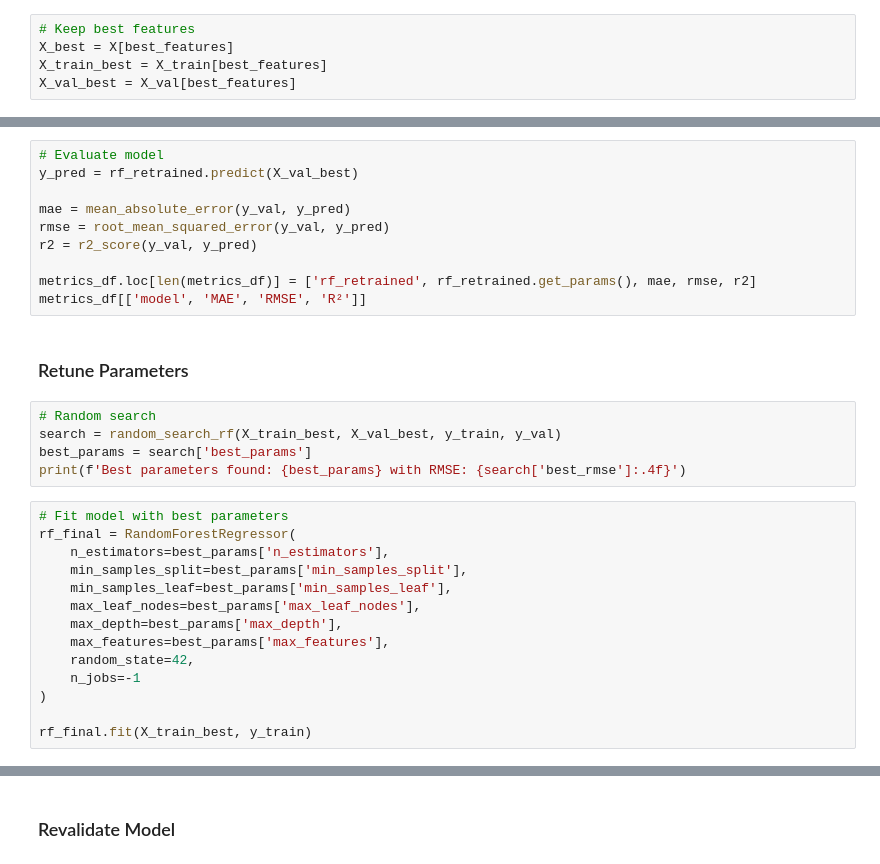
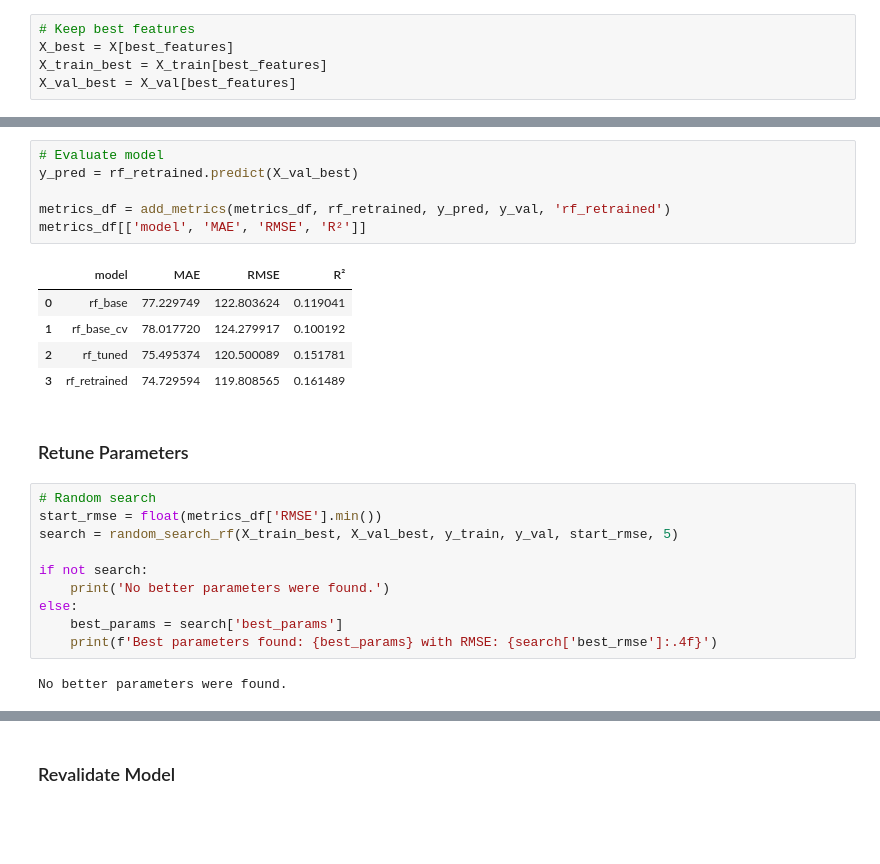
Before and after one commit to nadpierre/stm-transit-delay-prediction, a Jupyter notebook: notebooks/data_modeling.ipynb, the cells around one changed output, grey strips where cells are left out. Cells and saved outputs as stored; diff of their text form; blank space fills up the shorter version.

```diff
--- a/notebooks/data_modeling.ipynb
+++ b/notebooks/data_modeling.ipynb
@@ -449,31 +475,26 @@ rf_retrained.fit(X_train_best, y_train)
 # %%
 # Evaluate model
 y_pred = rf_retrained.predict(X_val_best)
 
-mae = mean_absolute_error(y_val, y_pred)
-rmse = root_mean_squared_error(y_val, y_pred)
-r2 = r2_score(y_val, y_pred)
-
-metrics_df.loc[len(metrics_df)] = ['rf_retrained', rf_retrained.get_params(), mae, rmse, r2]
+metrics_df = add_metrics(metrics_df, rf_retrained, y_pred, y_val, 'rf_retrained')
 metrics_df[['model', 'MAE', 'RMSE', 'R²']]
+# %% [output]
+|  | model | MAE | RMSE | R² |
+| 0 | rf_base | 77.229749 | 122.803624 | 0.119041 |
+| 1 | rf_base_cv | 78.017720 | 124.279917 | 0.100192 |
+| 2 | rf_tuned | 75.495374 | 120.500089 | 0.151781 |
+| 3 | rf_retrained | 74.729594 | 119.808565 | 0.161489 |
 # %% [markdown]
 ### Retune Parameters
 # %%
 # Random search
-search = random_search_rf(X_train_best, X_val_best, y_train, y_val)
-best_params = search['best_params']
-print(f'Best parameters found: {best_params} with RMSE: {search['best_rmse']:.4f}')
+start_rmse = float(metrics_df['RMSE'].min())
+search = random_search_rf(X_train_best, X_val_best, y_train, y_val, start_rmse, 5)
+
+if not search:
+	print('No better parameters were found.')
+else:
+	best_params = search['best_params']
+	print(f'Best parameters found: {best_params} with RMSE: {search['best_rmse']:.4f}')
+# %% [output]
+No better parameters were found.
-# %%
-# Fit model with best parameters
-rf_final = RandomForestRegressor(
-  	n_estimators=best_params['n_estimators'],
-  	min_samples_split=best_params['min_samples_split'],
-  	min_samples_leaf=best_params['min_samples_leaf'],
-  	max_leaf_nodes=best_params['max_leaf_nodes'],
-  	max_depth=best_params['max_depth'],
-  	max_features=best_params['max_features'],
-  	random_state=42,
-    n_jobs=-1
-)
-
-rf_final.fit(X_train_best, y_train)
```
Also changed, not shown: parts of 29 cells of this notebook, 6 other files.
